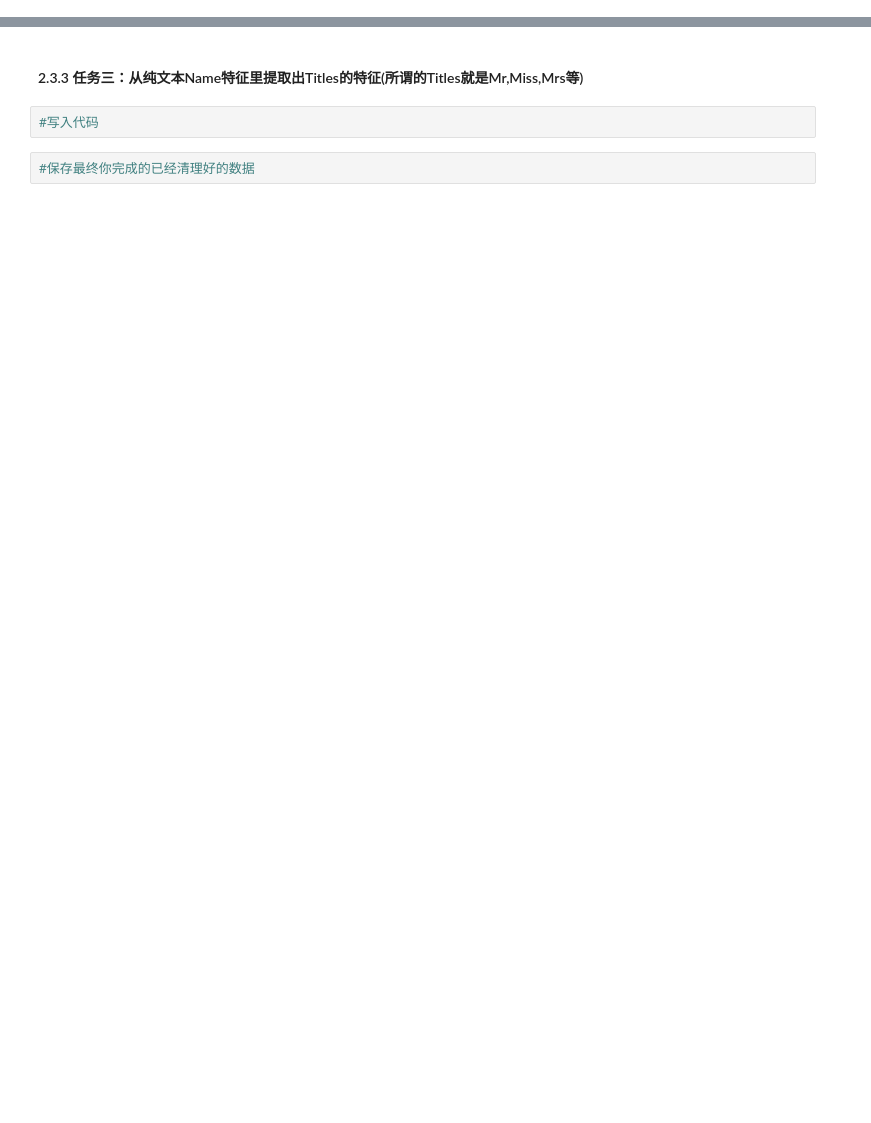
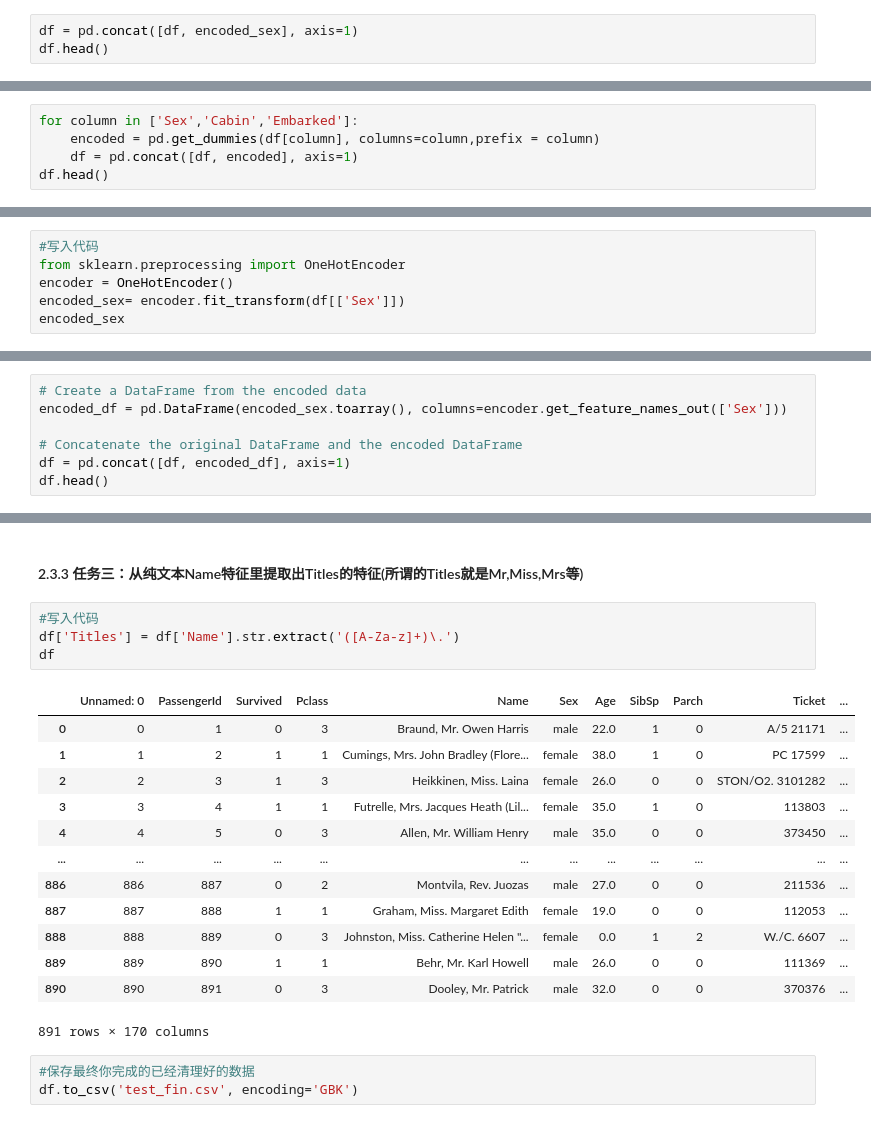
Before and after one commit to klmyty/data-analysis-datawhale, a Jupyter notebook: Chapter2/第二章：第一节数据清洗及特征处理-课程.ipynb, the cells around one changed output, grey strips where cells are left out. Saved outputs shown, nothing was run; the diff lists cells and outputs as text; blank space fills up the shorter version.

```diff
--- a/Chapter2/第二章：第一节数据清洗及特征处理-课程.ipynb
+++ b/Chapter2/第二章：第一节数据清洗及特征处理-课程.ipynb
@@ -498,0 +618,3 @@ df.to_csv('test_precent.csv', encoding='GBK')
+# %%
+df = pd.concat([df, encoded_sex], axis=1)
+df.head()
@@ -498,0 +628,5 @@ df.to_csv('test_precent.csv', encoding='GBK')
+# %%
+for column in ['Sex','Cabin','Embarked']:
+    encoded = pd.get_dummies(df[column], columns=column,prefix = column)
+    df = pd.concat([df, encoded], axis=1)
+df.head()
@@ -498,0 +641,6 @@ df.to_csv('test_precent.csv', encoding='GBK')
+# %%
+#写入代码
+from sklearn.preprocessing import OneHotEncoder
+encoder = OneHotEncoder()
+encoded_sex= encoder.fit_transform(df[['Sex']])
+encoded_sex
@@ -498,0 +656,7 @@ df.to_csv('test_precent.csv', encoding='GBK')
+# %%
+# Create a DataFrame from the encoded data
+encoded_df = pd.DataFrame(encoded_sex.toarray(), columns=encoder.get_feature_names_out(['Sex']))
+
+# Concatenate the original DataFrame and the encoded DataFrame
+df = pd.concat([df, encoded_df], axis=1)
+df.head()
@@ -499,6 +670,23 @@ df.to_csv('test_precent.csv', encoding='GBK')
 # %% [markdown]
 #### 2.3.3 任务三：从纯文本Name特征里提取出Titles的特征(所谓的Titles就是Mr,Miss,Mrs等)
-# %%
-#写入代码
-# %%
-#保存最终你完成的已经清理好的数据
+# %%
+#写入代码
+df['Titles'] = df['Name'].str.extract('([A-Za-z]+)\.')
+df
+# %% [output]
+|  | Unnamed: 0 | PassengerId | Survived | Pclass | Name | Sex | Age | SibSp | Parch | Ticket | ... |
+| 0 | 0 | 1 | 0 | 3 | Braund, Mr. Owen Harris | male | 22.0 | 1 | 0 | A/5 21171 | ... |
+| 1 | 1 | 2 | 1 | 1 | Cumings, Mrs. John Bradley (Flore... | female | 38.0 | 1 | 0 | PC 17599 | ... |
+| 2 | 2 | 3 | 1 | 3 | Heikkinen, Miss. Laina | female | 26.0 | 0 | 0 | STON/O2. 3101282 | ... |
+| 3 | 3 | 4 | 1 | 1 | Futrelle, Mrs. Jacques Heath (Lil... | female | 35.0 | 1 | 0 | 113803 | ... |
+| 4 | 4 | 5 | 0 | 3 | Allen, Mr. William Henry | male | 35.0 | 0 | 0 | 373450 | ... |
+| ... | ... | ... | ... | ... | ... | ... | ... | ... | ... | ... | ... |
+| 886 | 886 | 887 | 0 | 2 | Montvila, Rev. Juozas | male | 27.0 | 0 | 0 | 211536 | ... |
+| 887 | 887 | 888 | 1 | 1 | Graham, Miss. Margaret Edith | female | 19.0 | 0 | 0 | 112053 | ... |
+| 888 | 888 | 889 | 0 | 3 | Johnston, Miss. Catherine Helen "... | female | 0.0 | 1 | 2 | W./C. 6607 | ... |
+| 889 | 889 | 890 | 1 | 1 | Behr, Mr. Karl Howell | male | 26.0 | 0 | 0 | 111369 | ... |
+| 890 | 890 | 891 | 0 | 3 | Dooley, Mr. Patrick | male | 32.0 | 0 | 0 | 370376 | ... |
+891 rows × 170 columns
+# %%
+#保存最终你完成的已经清理好的数据
+df.to_csv('test_fin.csv', encoding='GBK')
```
Also changed, not shown: parts of 29 cells of this notebook, 6 other files.
